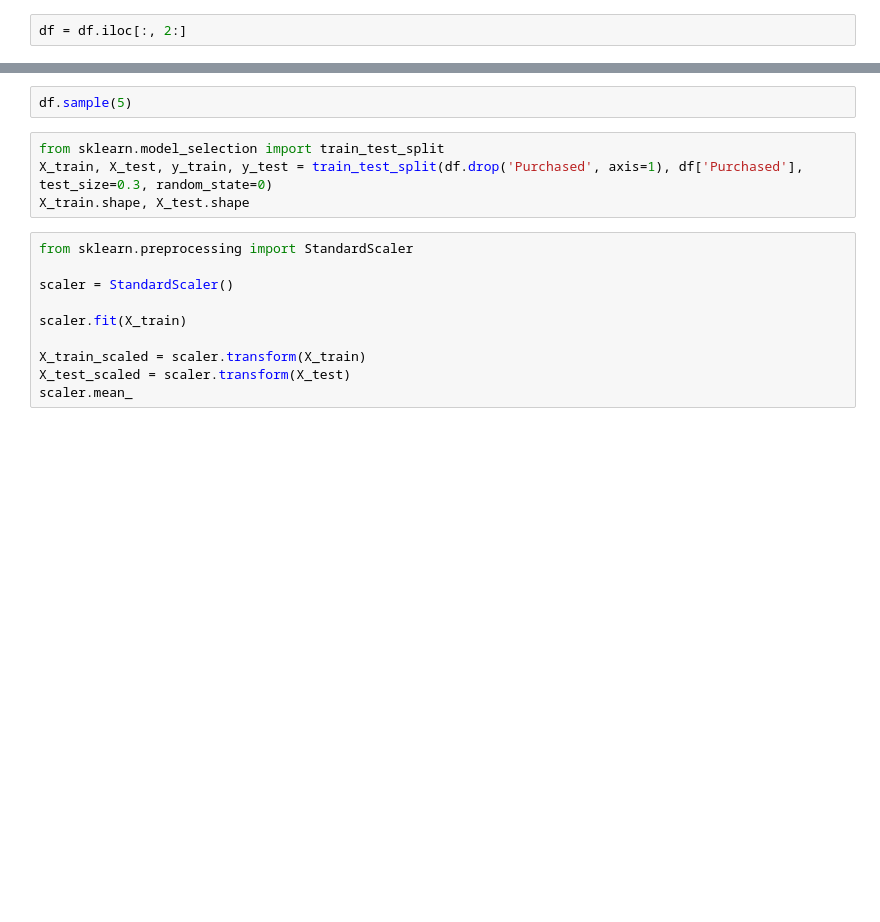
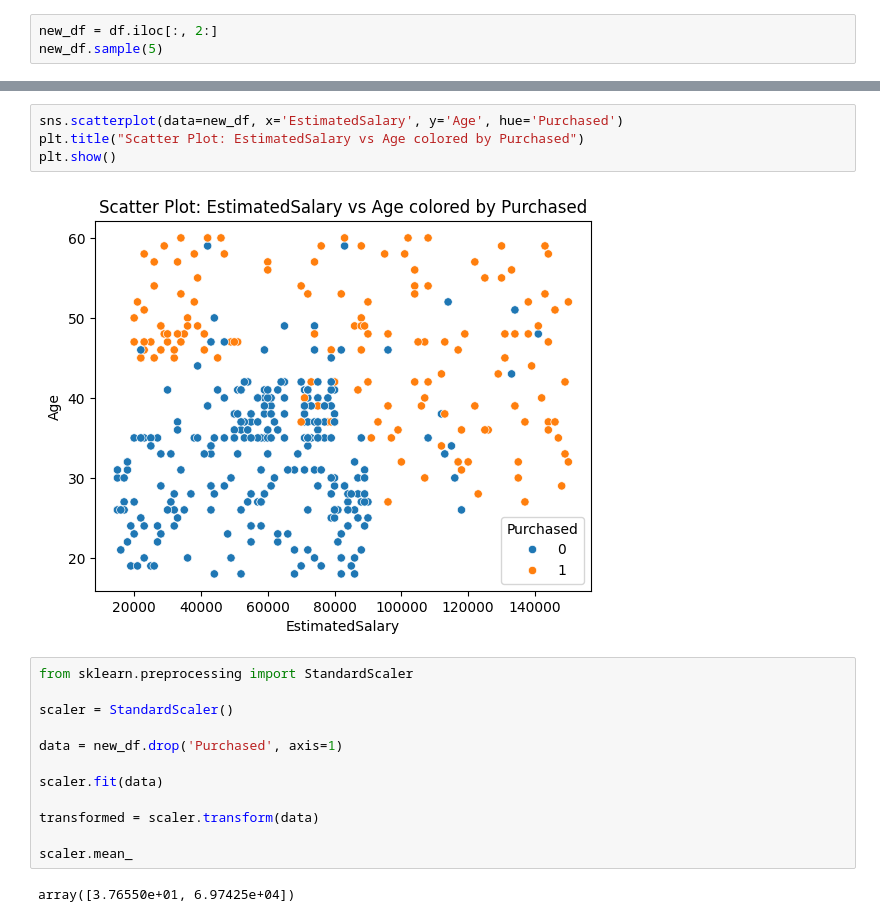
Before and after one commit to bibekjoshi01/ai-ml-journey, a Jupyter notebook: FeatureScaling/standardization.ipynb, the cells around one changed output, grey strips where cells are left out. Drawn from its saved outputs; the diff is of its cells as text; blank space fills up the shorter version.

```diff
--- a/FeatureScaling/standardization.ipynb
+++ b/FeatureScaling/standardization.ipynb
@@ -14,2 +38,3 @@ df
 # %%
-df = df.iloc[:, 2:]
+new_df = df.iloc[:, 2:]
+new_df.sample(5)
@@ -16,17 +48,21 @@ df = df.iloc[:, 2:]
-# %%
-df.sample(5)
-# %%
-from sklearn.model_selection import train_test_split
-X_train, X_test, y_train, y_test = train_test_split(df.drop('Purchased', axis=1), df['Purchased'], test_size=0.3, random_state=0)
-X_train.shape, X_test.shape
+# %%
+sns.scatterplot(data=new_df, x='EstimatedSalary', y='Age', hue='Purchased')
+plt.title("Scatter Plot: EstimatedSalary vs Age colored by Purchased")
+plt.show()
+# %% [output]
+[figure, added]
 # %%
 from sklearn.preprocessing import StandardScaler
 
 scaler = StandardScaler()
 
-scaler.fit(X_train)
+data = new_df.drop('Purchased', axis=1)
 
-X_train_scaled = scaler.transform(X_train)
-X_test_scaled = scaler.transform(X_test)
+scaler.fit(data)
+
+transformed = scaler.transform(data)
+
 scaler.mean_
+# %% [output]
+array([3.76550e+01, 6.97425e+04])
 # %%
```
Also changed, not shown: parts of 7 cells of this notebook, 1 other file.
